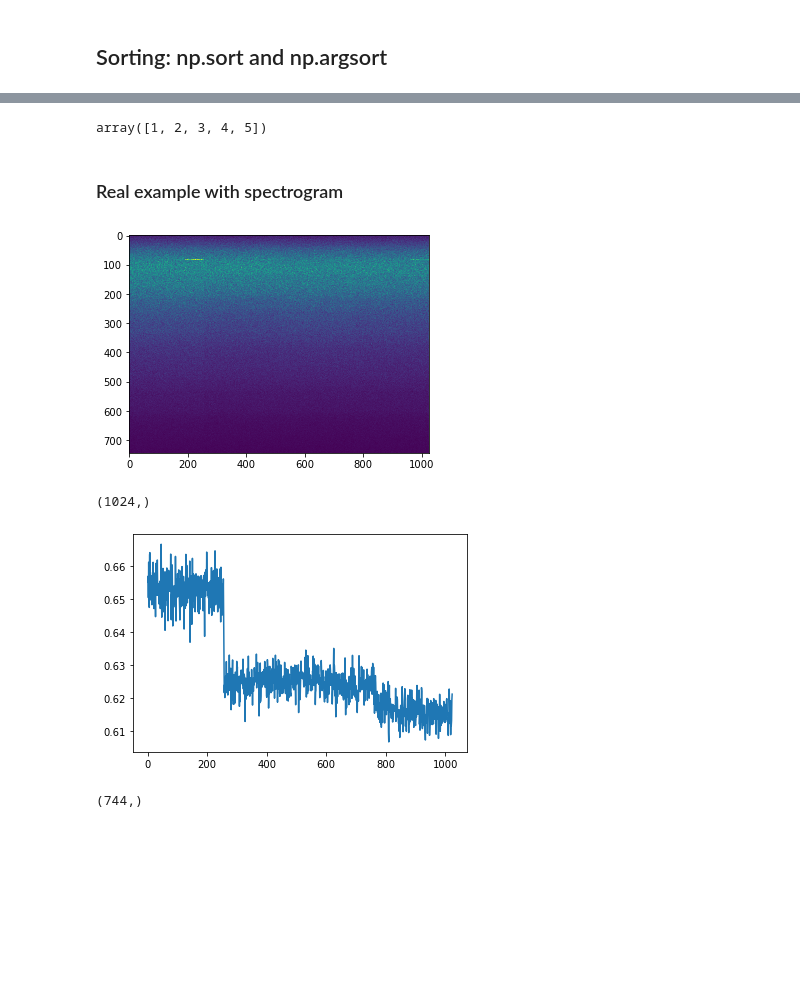
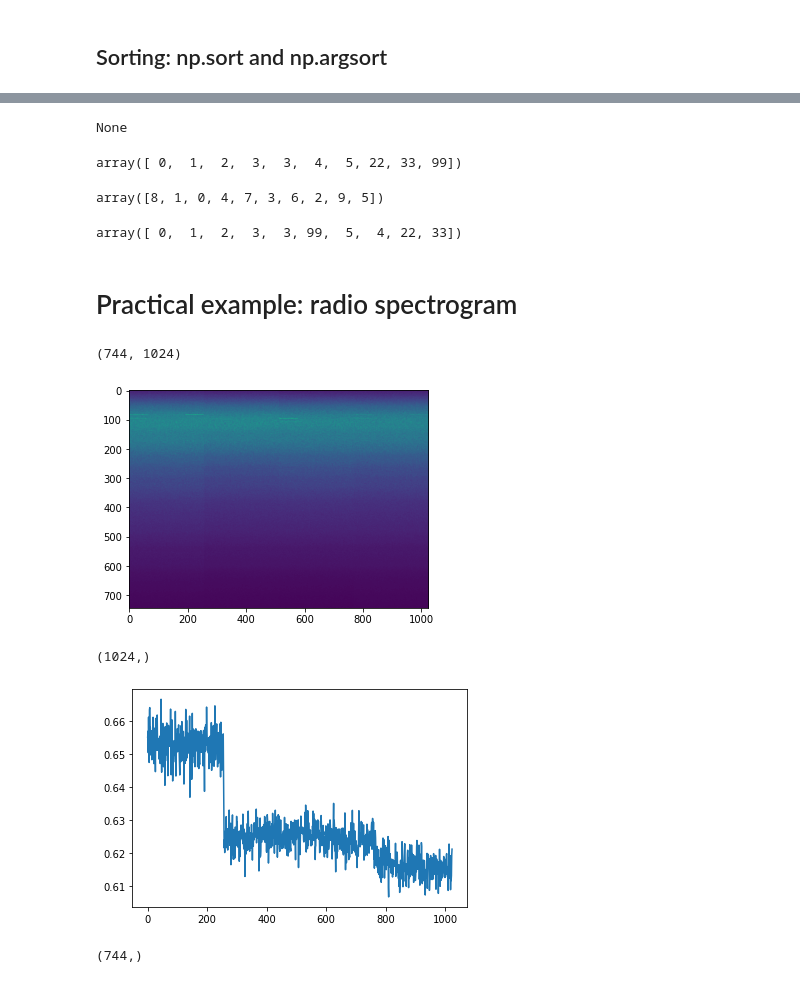
Before and after one commit to DzygaSkoryk/astronomy_python, a Jupyter notebook: NumPy/NumPy_intro.ipynb, the cells around one changed output, grey strips where cells are left out. Cells and saved outputs as stored; diff of their text form; code cells hidden in the pictures; blank space fills up the shorter version.

```diff
--- a/NumPy/NumPy_intro.ipynb
+++ b/NumPy/NumPy_intro.ipynb
@@ -372,6 +581,7 @@ array([1, 2, 3, 4, 5])
 # %%
 # do you know what's the difference?
-x.sort()
+print(x.sort())
 x
 # %% [output]
-array([1, 2, 3, 4, 5])
+None
+array([ 0,  1,  2,  3,  3,  4,  5, 22, 33, 99])
@@ -378,21 +590,36 @@ array([1, 2, 3, 4, 5])
+# %%
+# argsort - arguments of sorted arra
+x.argsort()
+# %% [output]
+array([8, 1, 0, 4, 7, 3, 6, 2, 9, 5])
+# %%
+# partly sorting: k smallest
+np.partition(x, 3) # why not only 3 returned?
+# %% [output]
+array([ 0,  1,  2,  3,  3, 99,  5,  4, 22, 33])
 # %% [markdown]
-### Real example with spectrogram
+# Practical example: radio spectrogram
 # %%
 # load a radio spectrogram and see sum spectrum and mean spectrum
-path = '/home/dzyga/My/Python/Univer/astronomy_python/NumPy_intro/'
+path = '/home/dzyga/My/Work/Univer/astronomy_python/NumPy/'
 spectrogram = np.loadtxt(path + 'DynamicSpectrum.txt')
 fig1 = plt.figure()
+
+print(spectrogram.shape)
 plt.imshow(spectrogram);
 # %% [output]
+(744, 1024)
-[figure, old version]
+[figure, new version]
 # %%
 time = spectrogram.mean(axis=0)
 plt.figure()
 plt.plot(time)
-print(time.shape) # What's the length of this vector?
+
+# What's the length of this vector?
+print(time.shape)
 # %% [output]
 (1024,)
-[figure, old version]
+[figure, new version]
 # %%
 # Mean over axes
 sp = spectrogram.mean(axis=1) # mean spectrum
```
Also changed, not shown: parts of 97 cells of this notebook, 15 other files.
